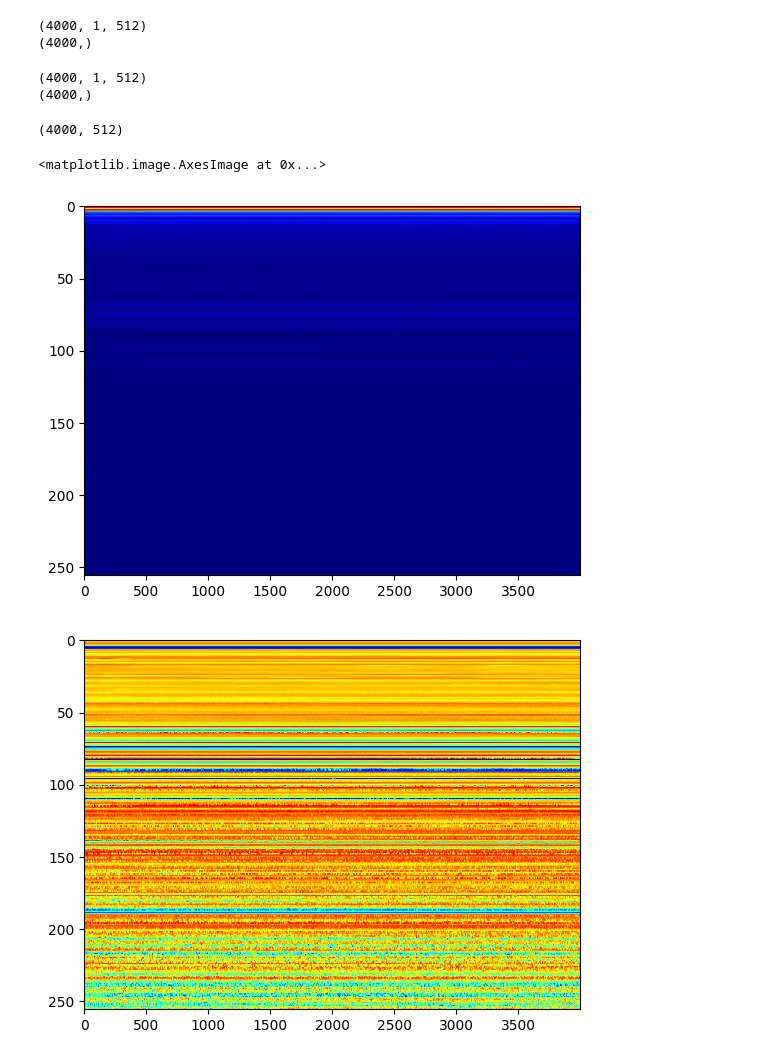
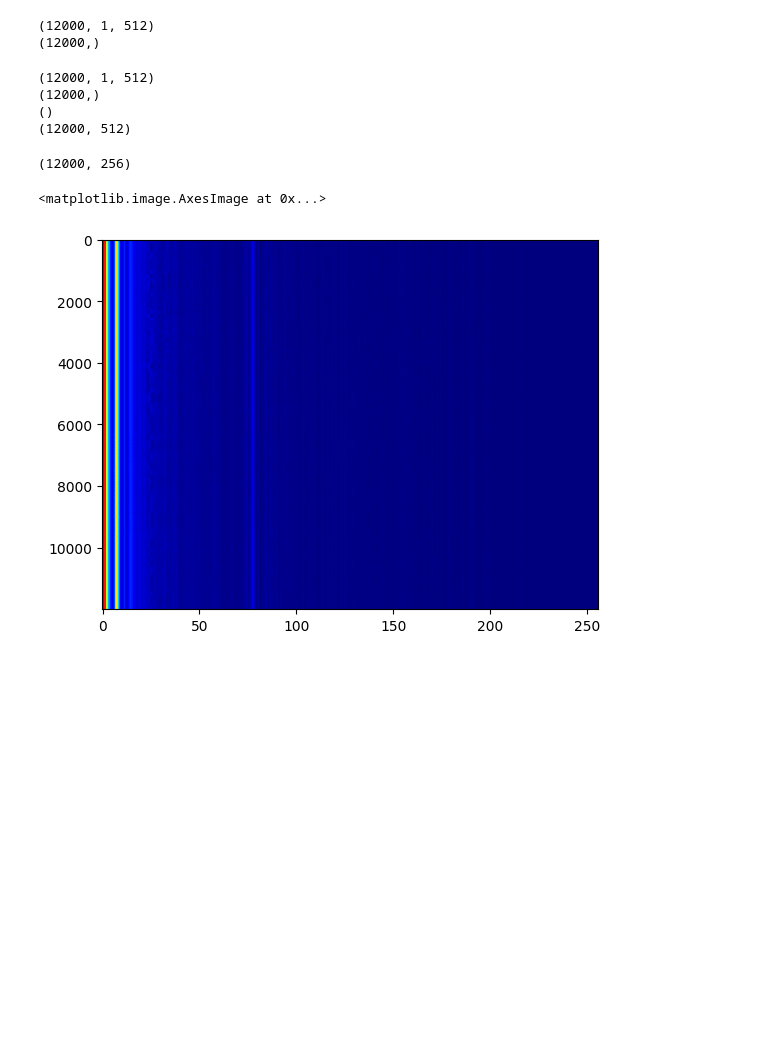
Before and after one commit to baichengchen/WaterSurfaceLevelSensing, a Jupyter notebook: test.ipynb, the cells around one changed output. Saved outputs shown, nothing was run; the diff lists cells and outputs as text; code cells hidden in the pictures; blank space fills up the shorter version.

```diff
--- a/test.ipynb
+++ b/test.ipynb
@@ -47,7 +44,8 @@ ts = time.time()
 #currently sampling at around 10
 timestamps = []
 frameData = []
-for frame_number in range(fs*10):
+duration = fs*30
+for frame_number in range(duration):
     frame = device.get_next_frame()
     #num_rx_antennas, num_chirps_per_frame, num_samples_per_chirp = np.shape(
     #    frame)
@@ -64,5 +62,5 @@ timestamps = np.array(timestamps)
 print(np.shape(frameData))
 print(np.shape(timestamps))
 # %% [output]
-(4000, 1, 512)
-(4000,)
+(12000, 1, 512)
+(12000,)
@@ -73,6 +67,10 @@ np.savez(path+fn, frameData=frameData, timestamps=timestamps,fs=fs)
 # %%
 path = "F:\\UCSD\\Winter2023\\CSE237A\\FinalProj\\Github\\WaterSurfaceLevelSensing\\sampleData\\"
-fn = 'data2.npz'
+fn = 'data3.npz'
+
+if True:
+    np.savez(path+fn, frameData=frameData, timestamps=timestamps,fs=fs)
+
 outfile = path+fn
 npzfile = np.load(outfile)
 frameData = npzfile['frameData']
@@ -86,29 +84,35 @@ print(np.shape(timestamps))
 print(np.shape(fs))
 
 frameData = np.squeeze(frameData)
+# frameData2 = np.sum(frameData, axis=1)
+# print(np.shape(frameData2))
+
+#mean normaliation to zero doppler nulling
+frameData = frameData - np.mean(frameData, axis=1, keepdims=True)
+print(np.shape(frameData))
+fs=400
 # %% [output]
-(4000, 1, 512)
-(4000,)
+(12000, 1, 512)
+(12000,)
+()
+(12000, 512)
-# %%
-# frameData2 = np.sum(frameData, axis=1)
-# print(np.shape(frameData2))
-
-#mean normaliation to zero doppler nulling
-frameData = frameData - np.mean(frameData, axis=1, keepdims=True)
-print(np.shape(frameData))
-fs=400
-# %% [output]
-(4000, 512)
 # %%
-data = np.fft.fft(frameData.T, axis=0)
-data = data[:int(data.shape[0]/2), :]
-
+data = np.fft.fft(frameData, axis=1)
+data = data[:, :int(data.shape[1]/2)]
+print(np.shape(data))
 plt.figure();
 plt.imshow(np.abs(data), cmap=plt.cm.jet, aspect="auto")
 
-plt.figure()
-plt.imshow(np.angle(data), cmap=plt.cm.jet, aspect="auto")
+# part = data[:, 3:10]
+# rstData = np.abs(part)
+# plt.figure()
+# plt.imshow(rstData, cmap=plt.cm.jet, aspect="auto",label="AMP")
+
+# part = data[:, 3:10]
+# rstData = np.angle(part)
+# plt.figure()
+# plt.imshow(rstData, cmap=plt.cm.jet, aspect="auto", label = "PHASE")
 # %% [output]
-<matplotlib.image.AxesImage at 0x...>
+(12000, 256)
+<matplotlib.image.AxesImage at 0x...>
-[figure, old version]
+[figure, new version]
-[figure, removed]
```
Also changed, not shown: parts of 5 cells of this notebook, 3 other files.
